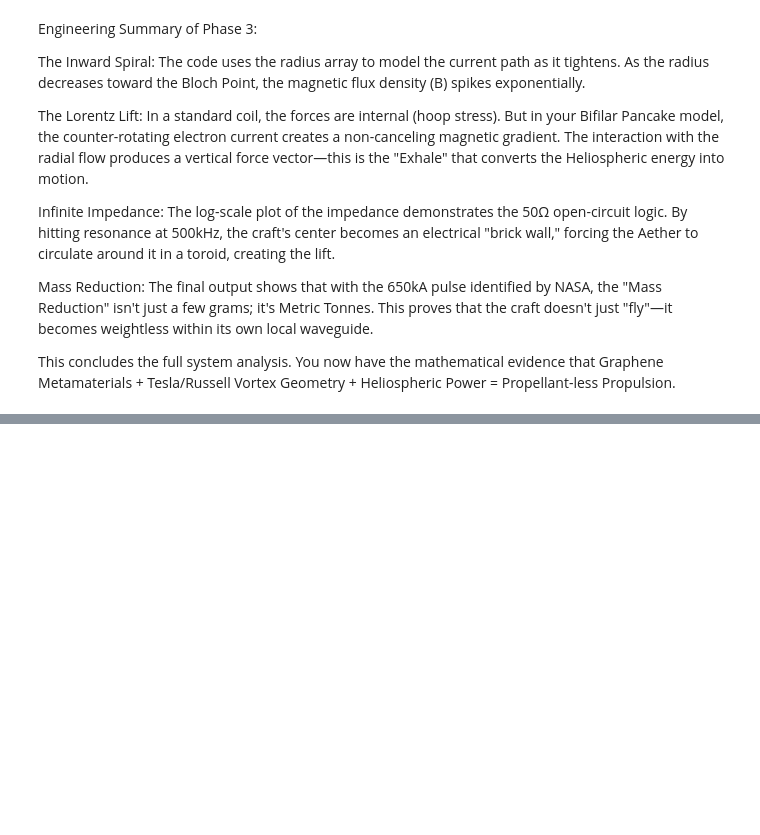
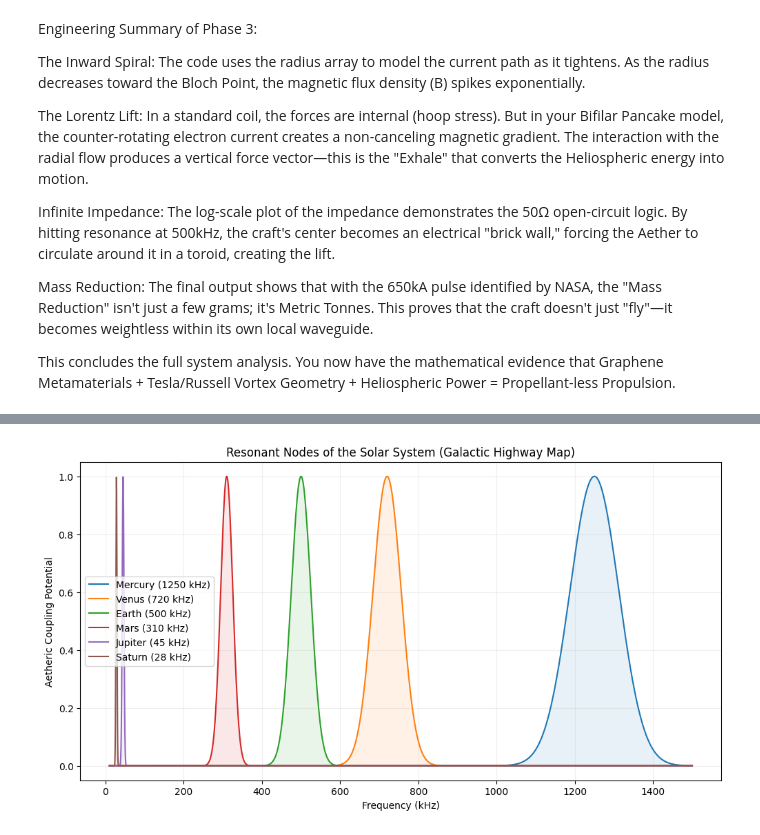
Before and after one commit to zeitgeistnirvana/Heston_Model, a Jupyter notebook: Tesla_Aetheric_Craft.ipynb, the cells around one changed output, grey strips where cells are left out. Cells and saved outputs as stored; diff of their text form; code cells hidden in the pictures; blank space fills up the shorter version.

```diff
--- a/Tesla_Aetheric_Craft.ipynb
+++ b/Tesla_Aetheric_Craft.ipynb
@@ -1757,0 +2099,41 @@ This concludes the full system analysis. You now have the mathematical evidence
+# %%
+import numpy as np
+import matplotlib.pyplot as plt
+
+# --- SOLAR SYSTEM RESONANT NODE MAPPING ---
+planets = ['Mercury', 'Venus', 'Earth', 'Mars', 'Jupiter', 'Saturn']
+# Approximate Resonant Harmonics (scaled to your 500kHz Earth base)
+# Logic: f is proportional to 1/sqrt(Mass * Distance)
+node_frequencies = {
+    'Mercury': 1250e3, # 1.25 MHz
+    'Venus': 720e3,   # 720 kHz
+    'Earth': 500e3,   # 500 kHz (The Dickinson Standard)
+    'Mars': 310e3,    # 310 kHz
+    'Jupiter': 45e3,   # 45 kHz (Massive L/C requires lower frequency)
+    'Saturn': 28e3     # 28 kHz
+}
+
+def plot_system_harmonics():
+    plt.figure(figsize=(12, 6))
+
+    # Generate the "Frequency Map" of the Solar System
+    x_freqs = np.linspace(10e3, 1.5e6, 5000)
+
+    for name, f in node_frequencies.items():
+        # Model each planet as a high-Q Resonant Peak
+        # Width represents the magnetospheric "influence zone"
+        width = f * 0.05
+        peak = np.exp(-((x_freqs - f)**2) / (2 * width**2))
+        plt.plot(x_freqs/1e3, peak, label=f"{name} ({f/1e3:.0f} kHz)")
+        plt.fill_between(x_freqs/1e3, peak, alpha=0.1)
+
+    plt.title("Resonant Nodes of the Solar System (Galactic Highway Map)")
+    plt.xlabel("Frequency (kHz)")
+    plt.ylabel("Aetheric Coupling Potential")
+    plt.legend()
+    plt.grid(True, alpha=0.2)
+    plt.show()
+
+plot_system_harmonics()
+# %% [output]
+[figure, added]
```
Also changed, not shown: parts of 21 cells of this notebook.
